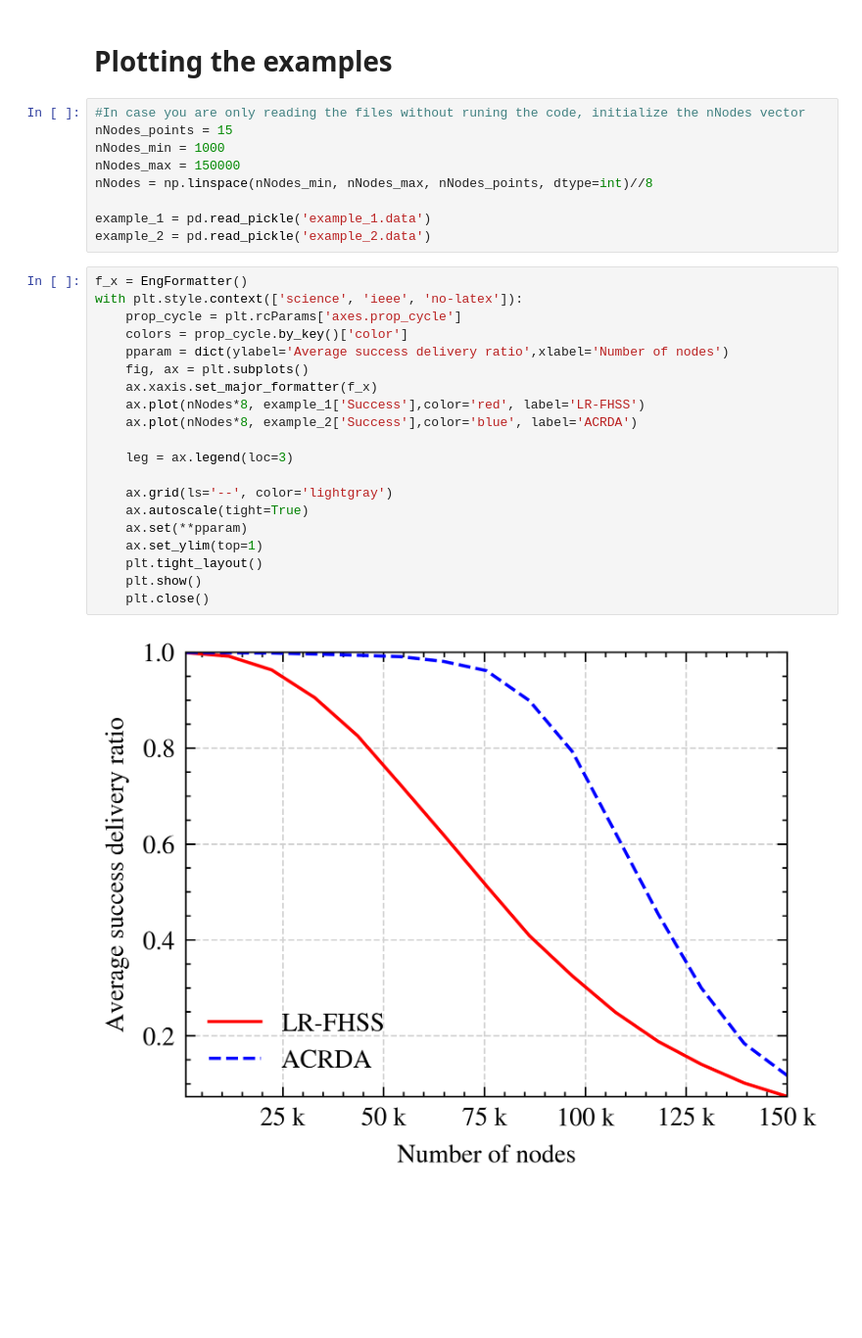
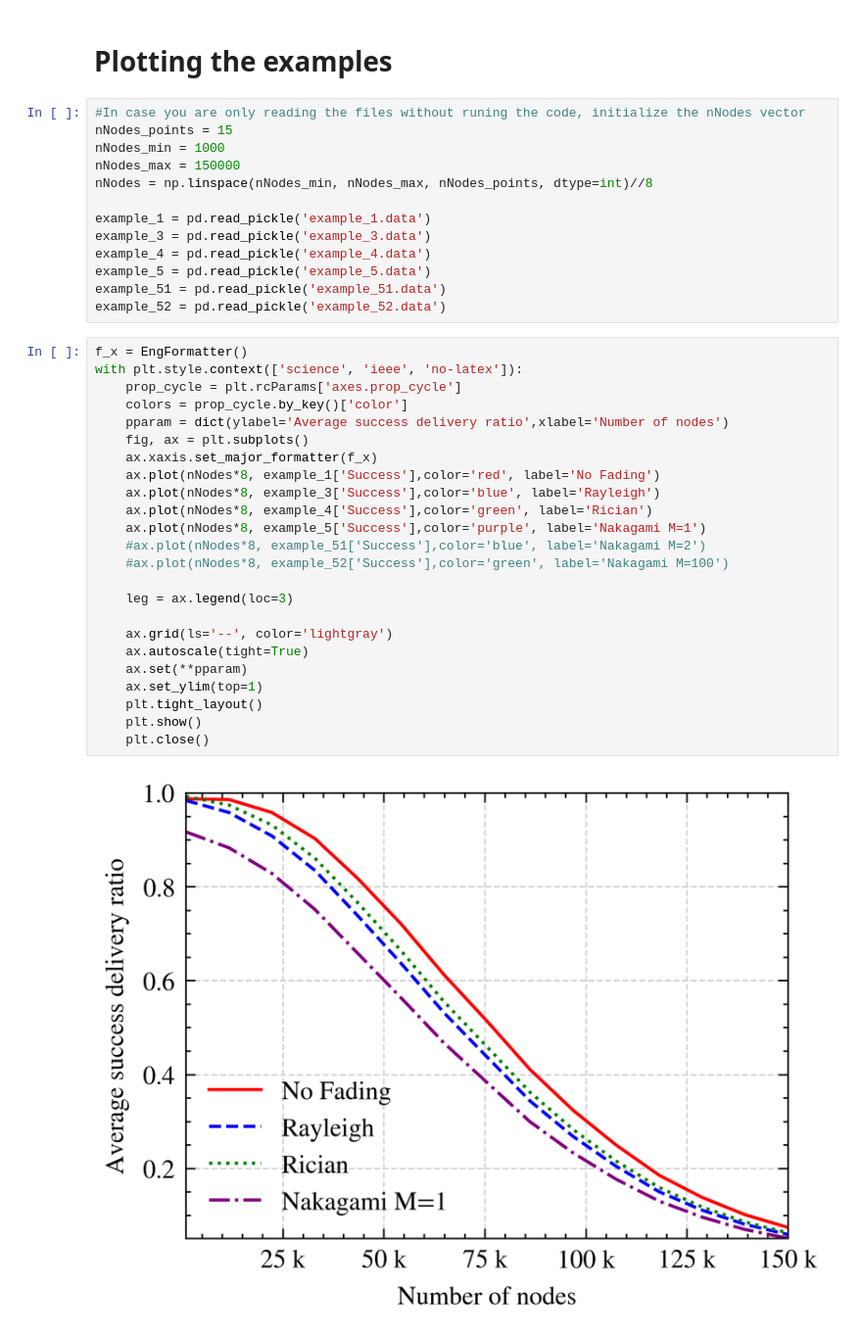
Before and after one commit to misaelrc/LR-FHSS-sim, a Jupyter notebook: examples/examples.ipynb, the cells around one changed output. Shown: that part at 98% size. Drawn from its saved outputs; the diff is of its cells as text; blank space fills up the shorter version.

Commit message:
ajuste nos parametros default do settings; adição de células de teste em examples.ipynb

```diff
--- a/examples/examples.ipynb
+++ b/examples/examples.ipynb
@@ -135,29 +398,37 @@ nNodes_max = 150000
 nNodes = np.linspace(nNodes_min, nNodes_max, nNodes_points, dtype=int)//8
 
 example_1 = pd.read_pickle('example_1.data')
-example_2 = pd.read_pickle('example_2.data')
+example_3 = pd.read_pickle('example_3.data')
+example_4 = pd.read_pickle('example_4.data')
+example_5 = pd.read_pickle('example_5.data')
+example_51 = pd.read_pickle('example_51.data')
+example_52 = pd.read_pickle('example_52.data')
 # %%
 f_x = EngFormatter()
 with plt.style.context(['science', 'ieee', 'no-latex']):
     prop_cycle = plt.rcParams['axes.prop_cycle']
     colors = prop_cycle.by_key()['color']
     pparam = dict(ylabel='Average success delivery ratio',xlabel='Number of nodes')
     fig, ax = plt.subplots()
     ax.xaxis.set_major_formatter(f_x)
-    ax.plot(nNodes*8, example_1['Success'],color='red', label='LR-FHSS')
-    ax.plot(nNodes*8, example_2['Success'],color='blue', label='ACRDA')
+    ax.plot(nNodes*8, example_1['Success'],color='red', label='No Fading')
+    ax.plot(nNodes*8, example_3['Success'],color='blue', label='Rayleigh')
+    ax.plot(nNodes*8, example_4['Success'],color='green', label='Rician')
+    ax.plot(nNodes*8, example_5['Success'],color='purple', label='Nakagami M=1')
+    #ax.plot(nNodes*8, example_51['Success'],color='blue', label='Nakagami M=2')
+    #ax.plot(nNodes*8, example_52['Success'],color='green', label='Nakagami M=100')
 
     leg = ax.legend(loc=3)
 
     ax.grid(ls='--', color='lightgray')
     ax.autoscale(tight=True)
     ax.set(**pparam)
     ax.set_ylim(top=1)
     plt.tight_layout()
     plt.show()
     plt.close()
 # %% [output]
-[figure, old version]
+[figure, new version]
 # %%
 f_x = EngFormatter()
 with plt.style.context(['science', 'ieee', 'no-latex']):
```
Also changed, not shown: parts of 14 cells of this notebook, 2 other files.
